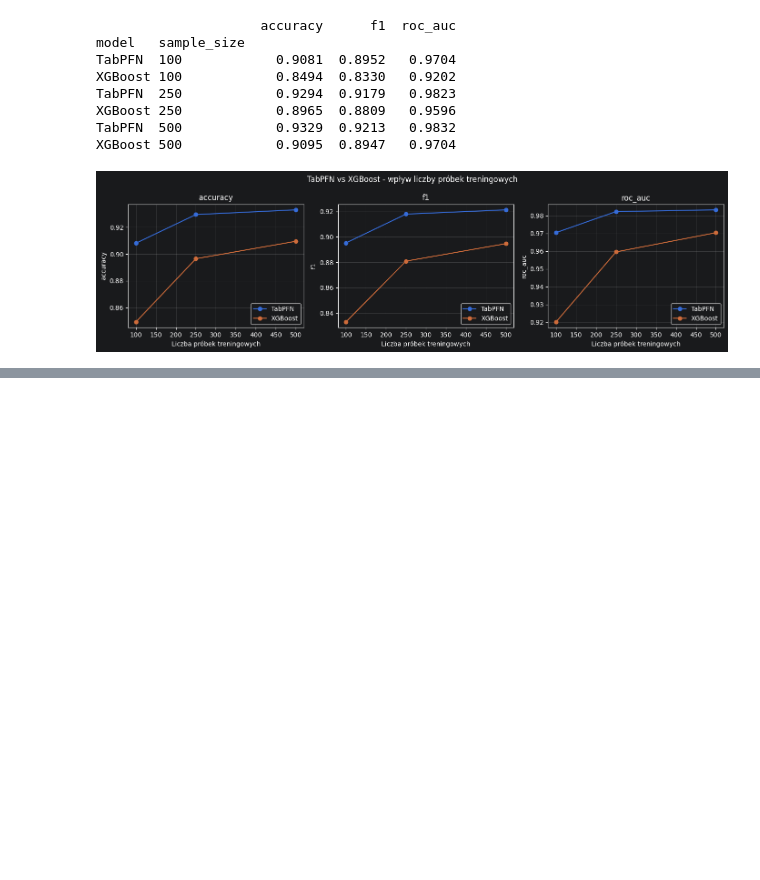
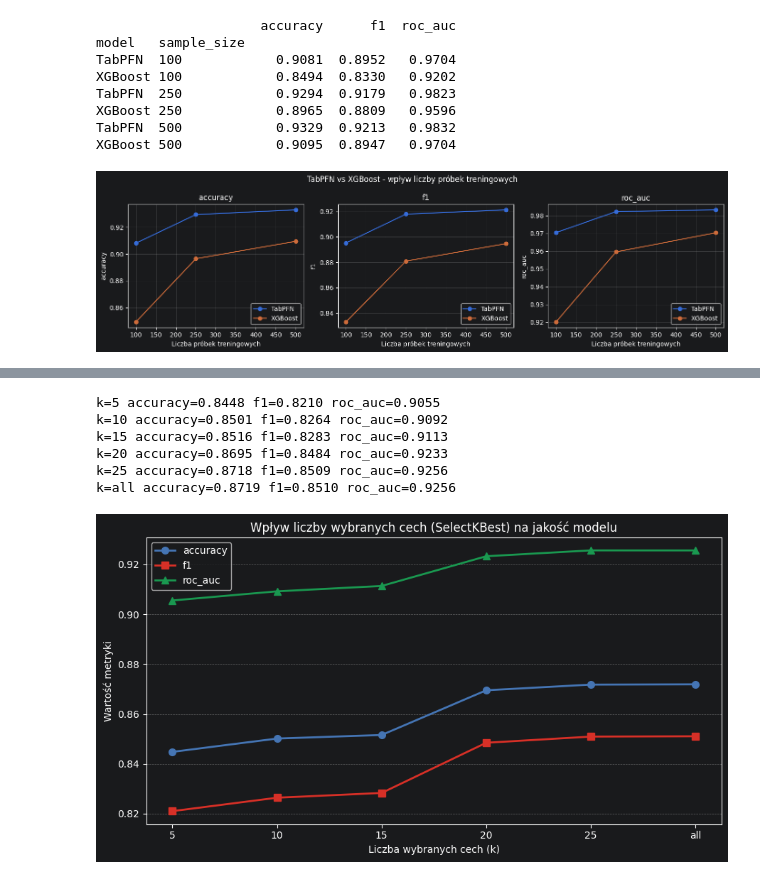
Before and after one commit to nataliap203/Airline_Passenger_Satisfaction_Classification, a Jupyter notebook: notebooks/main.ipynb, the cells around one changed output, grey strips where cells are left out. Drawn from its saved outputs; the diff is of its cells as text; code cells hidden in the pictures; blank space fills up the shorter version.

Commit message:
Add SelectKBest experiment

```diff
--- a/notebooks/main.ipynb
+++ b/notebooks/main.ipynb
@@ -366,0 +377,16 @@ plt.show()
+# %%
+results = run_selectkbest_experiment(
+    preprocessor, X_train, y_train, X_test, y_test,
+    k_values=[5, 10, 15, 20, 25, "all"],
+)
+# %% [output]
+k=5 accuracy=0.8448 f1=0.8210 roc_auc=0.9055
+k=10 accuracy=0.8501 f1=0.8264 roc_auc=0.9092
+k=15 accuracy=0.8516 f1=0.8283 roc_auc=0.9113
+k=20 accuracy=0.8695 f1=0.8484 roc_auc=0.9233
+k=25 accuracy=0.8718 f1=0.8509 roc_auc=0.9256
+k=all accuracy=0.8719 f1=0.8510 roc_auc=0.9256
+# %%
+plot_k_vs_metrics(results)
+# %% [output]
+[figure, added]
```
Also changed, not shown: parts of 4 cells of this notebook, 1 other file.
